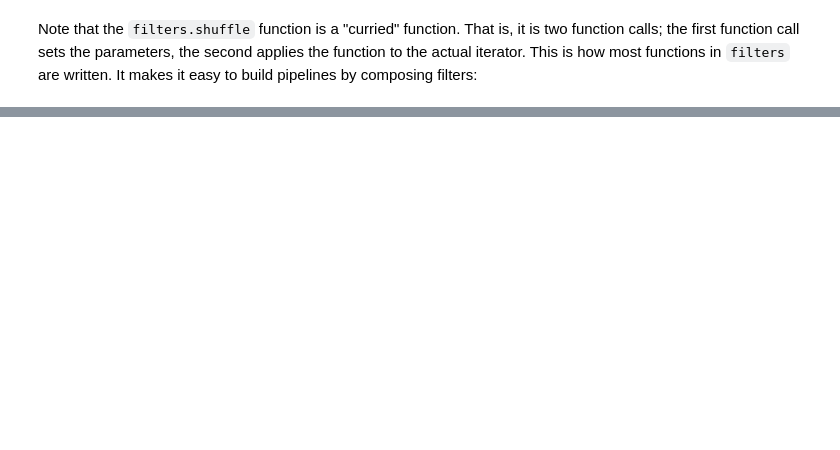
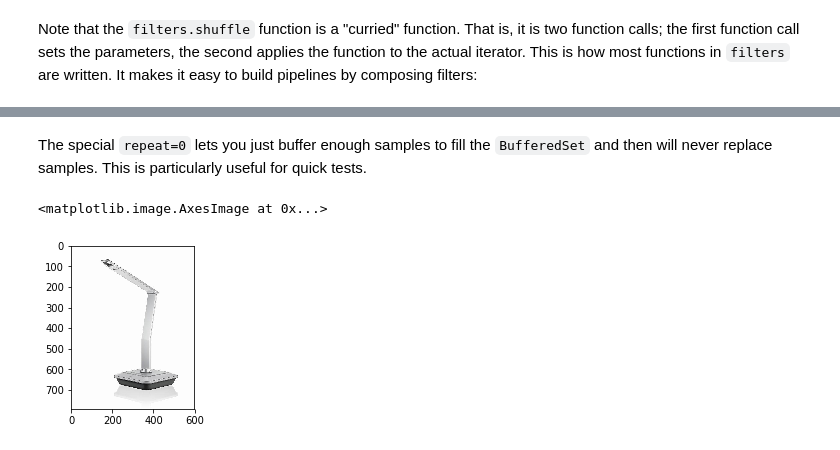
Before and after one commit to NVlabs/dlinputs, a Jupyter notebook: intro-to-dlinputs.ipynb, the cells around one changed output, grey strips where cells are left out. Drawn from its saved outputs; the diff is of its cells as text; code cells hidden in the pictures; blank space fills up the shorter version.

```diff
--- a/intro-to-dlinputs.ipynb
+++ b/intro-to-dlinputs.ipynb
@@ -142,0 +169,11 @@ xml <type 'list'> ['<annotation>\n\t<folder>n02500267</folder>\n\t<filename>n0
+# %% [markdown]
+The special `repeat=0` lets you just buffer enough samples to fill the `BufferedSet` and then will never replace samples. This is particularly useful for quick tests.
+# %%
+from dlinputs import dataset
+reload(dataset)
+ds = dataset.BufferedSet("testdata/imagenet-@000001.tgz", bufsize=4, fields=["png", "cls"], repeat=0)
+image, cls = ds[0]
+imshow(image)
+# %% [output]
+<matplotlib.image.AxesImage at 0x...>
+[figure, added]
```
Also changed, not shown: parts of 10 cells of this notebook, 4 other files.
